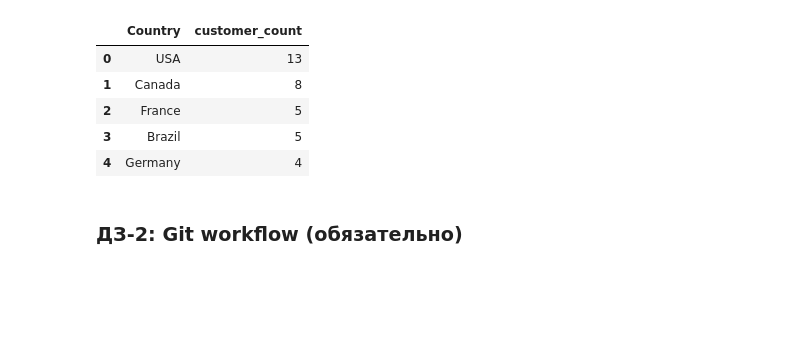
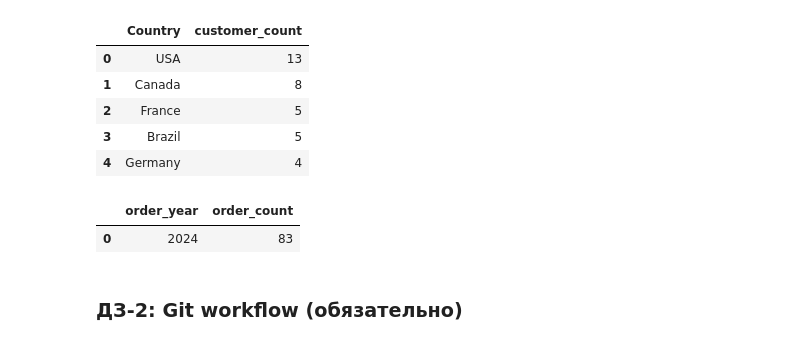
Before and after one commit to AntonyToxicity/AI-ML-Engineer, a Jupyter notebook: practice_git_python_sql.ipynb, the cells around one changed output. Saved outputs shown, nothing was run; the diff lists cells and outputs as text; code cells hidden in the pictures; blank space fills up the shorter version.

```diff
--- a/practice_git_python_sql.ipynb
+++ b/practice_git_python_sql.ipynb
@@ -697,16 +697,18 @@ LIMIT 5""")
 # %%
 # ДЗ-1.3: В каком году было больше всего заказов?
 # Таблица: Invoice, поле InvoiceDate
 # Подсказка: strftime('%Y', InvoiceDate) → год в виде строки
 
 # TODO: ваш код
-sql("""SELECT
-    strftime('%Y', InvoiceDate) AS order_year,  -- извлекаем год из даты заказа
-    COUNT(*) AS order_count      -- считаем количество заказов в этом году
+sql("""SELECT strftime('%Y', InvoiceDate) AS order_year,
+COUNT(*) AS order_count
 FROM Invoice
 GROUP BY strftime('%Y', InvoiceDate)
 ORDER BY order_count DESC
 LIMIT 1""")
+# %% [output]
+|  | order_year | order_count |
+| 0 | 2024 | 83 |
 # %% [markdown]
 ### ДЗ-2: Git workflow (обязательно)
 # %%
```
Also changed, not shown: parts of 1 cell of this notebook.
